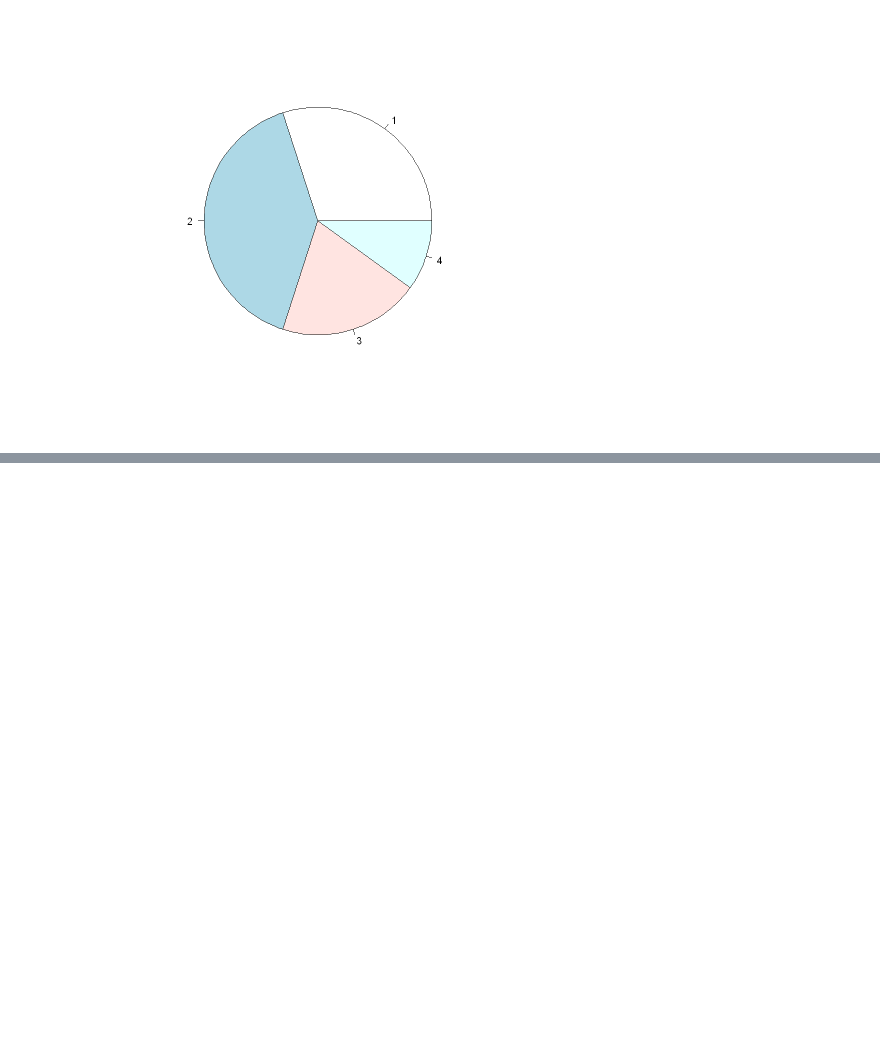
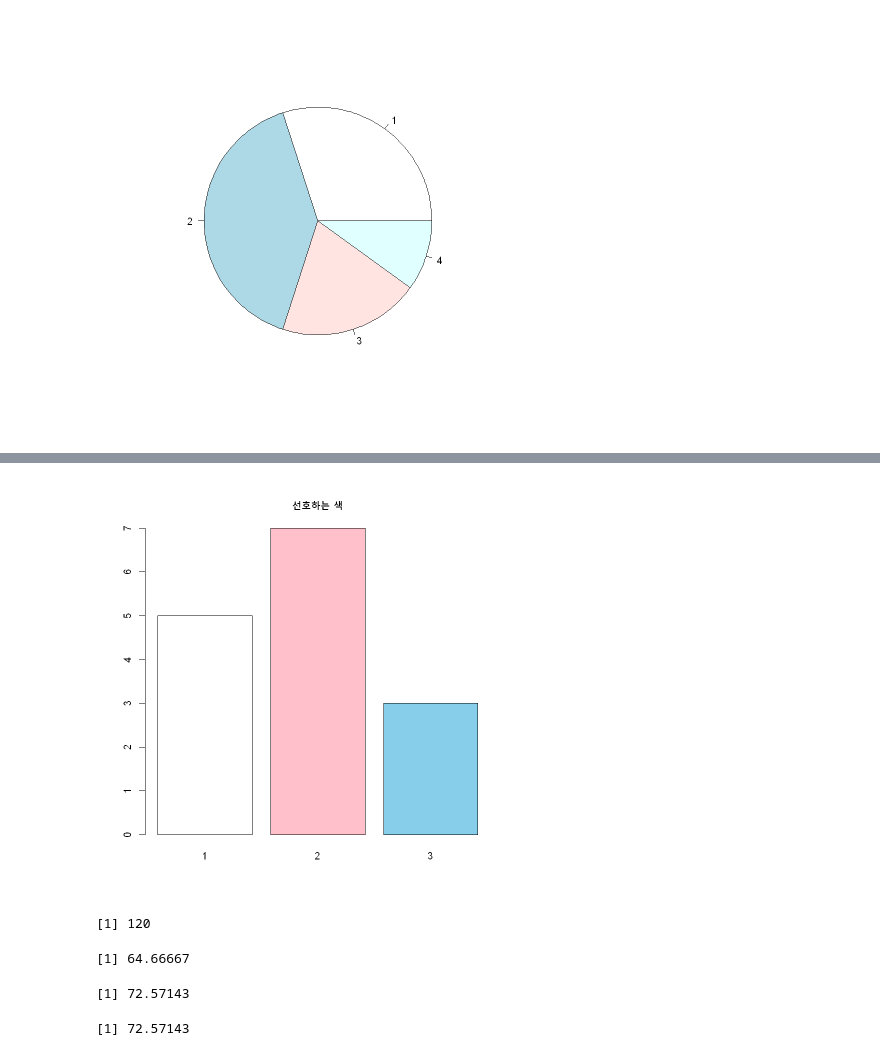
Before and after one commit to layla-focalors/r_learning_mx, a Jupyter notebook: coffee.ipynb, the cells around one changed output, grey strips where cells are left out. Saved outputs shown, nothing was run; the diff lists cells and outputs as text; code cells hidden in the pictures; blank space fills up the shorter version.

```diff
--- a/coffee.ipynb
+++ b/coffee.ipynb
@@ -16,0 +26,4 @@ barplot(table(fab), names=c('봄','여름','가을','겨울'), col=c('pink','sky
+# %%
+barplot(table(fab.col), main='선호하는 색', col=c('white','pink','skyblue'))
+# %% [output]
+[figure, added]
@@ -16,0 +33,16 @@ barplot(table(fab), names=c('봄','여름','가을','겨울'), col=c('pink','sky
+# %%
+max(weight.heavy)
+# %% [output]
+[1] 120
+# %%
+mean(weight)
+# %% [output]
+[1] 64.66667
+# %%
+mean(weight.heavy)
+# %% [output]
+[1] 72.57143
+# %%
+mean(weight.heavy)
+# %% [output]
+[1] 72.57143
```
Also changed, not shown: parts of 9 cells of this notebook.
